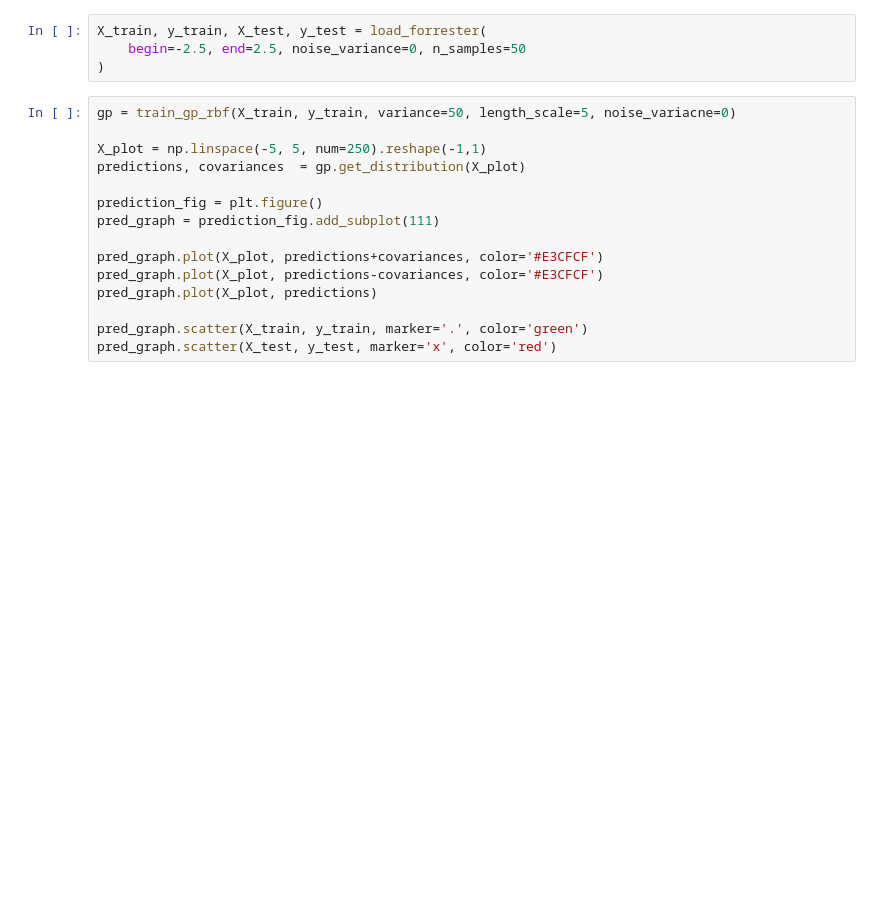
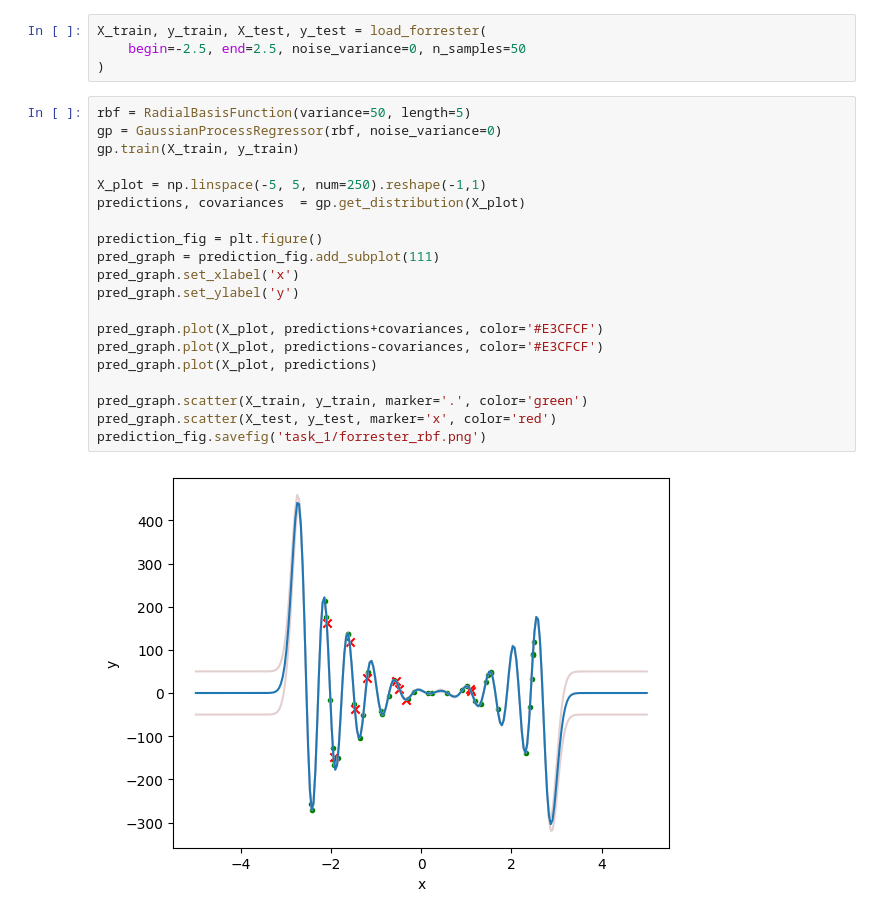
Before and after one commit to karthikeya-ms/ML_in_Crowd_Modelling_and_Simulation, a Jupyter notebook: FinalProject/notebooks/task_1_gaussian_process.ipynb, the cells around one changed output. Saved outputs shown, nothing was run; the diff lists cells and outputs as text; blank space fills up the shorter version.

```diff
--- a/FinalProject/notebooks/task_1_gaussian_process.ipynb
+++ b/FinalProject/notebooks/task_1_gaussian_process.ipynb
@@ -128,18 +108,25 @@ X_train, y_train, X_test, y_test = load_forrester(
     begin=-2.5, end=2.5, noise_variance=0, n_samples=50
 )
 # %%
-gp = train_gp_rbf(X_train, y_train, variance=50, length_scale=5, noise_variacne=0)
+rbf = RadialBasisFunction(variance=50, length=5)
+gp = GaussianProcessRegressor(rbf, noise_variance=0)
+gp.train(X_train, y_train)
 
 X_plot = np.linspace(-5, 5, num=250).reshape(-1,1)
 predictions, covariances  = gp.get_distribution(X_plot)
 
 prediction_fig = plt.figure()
 pred_graph = prediction_fig.add_subplot(111)
+pred_graph.set_xlabel('x')
+pred_graph.set_ylabel('y')
 
 pred_graph.plot(X_plot, predictions+covariances, color='#E3CFCF')
 pred_graph.plot(X_plot, predictions-covariances, color='#E3CFCF')
 pred_graph.plot(X_plot, predictions)
 
 pred_graph.scatter(X_train, y_train, marker='.', color='green')
 pred_graph.scatter(X_test, y_test, marker='x', color='red')
+prediction_fig.savefig('task_1/forrester_rbf.png')
+# %% [output]
+[figure, added]
 # %%
```
Also changed, not shown: parts of 8 cells of this notebook.
